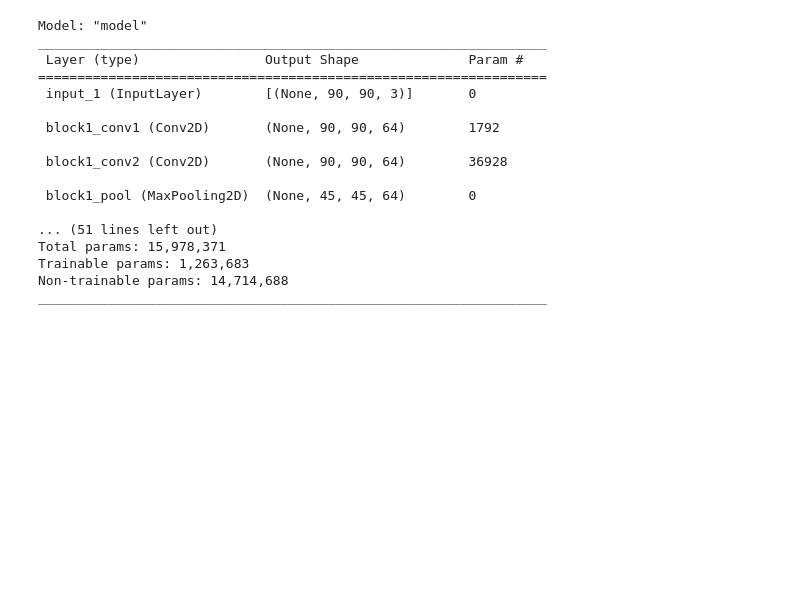
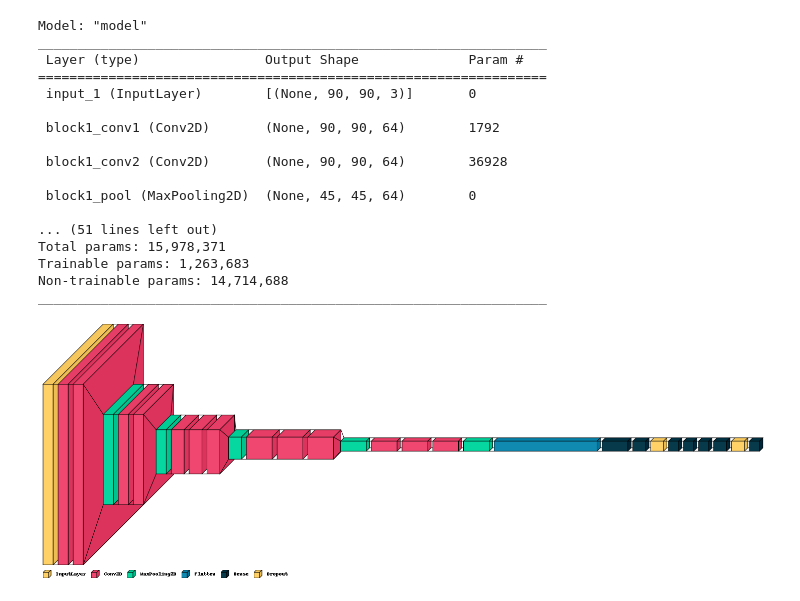
Before and after one commit to Ahmed-Shatla/Grad_traffic, a Jupyter notebook: create_CNN_model.ipynb, the cells around one changed output. Cells and saved outputs as stored; diff of their text form; code cells hidden in the pictures; blank space fills up the shorter version.

```diff
--- a/create_CNN_model.ipynb
+++ b/create_CNN_model.ipynb
@@ -164,6 +183,10 @@ Total params: 15,978,371
 Trainable params: 1,263,683
 Non-trainable params: 14,714,688
 _________________________________________________________________
+# %%
+visualkeras.layered_view(final_model,legend=True)
+# %% [output]
+[figure, added]
 # %%
 final_model.compile(optimizer='adam',loss='categorical_crossentropy',metrics=['accuracy'])
 # %%
```
Also changed, not shown: parts of 9 cells of this notebook.
